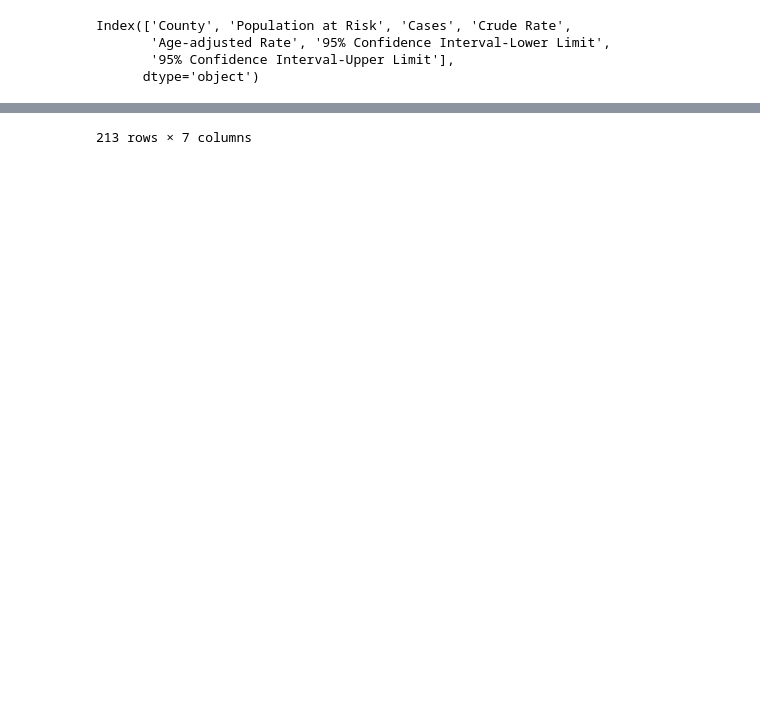
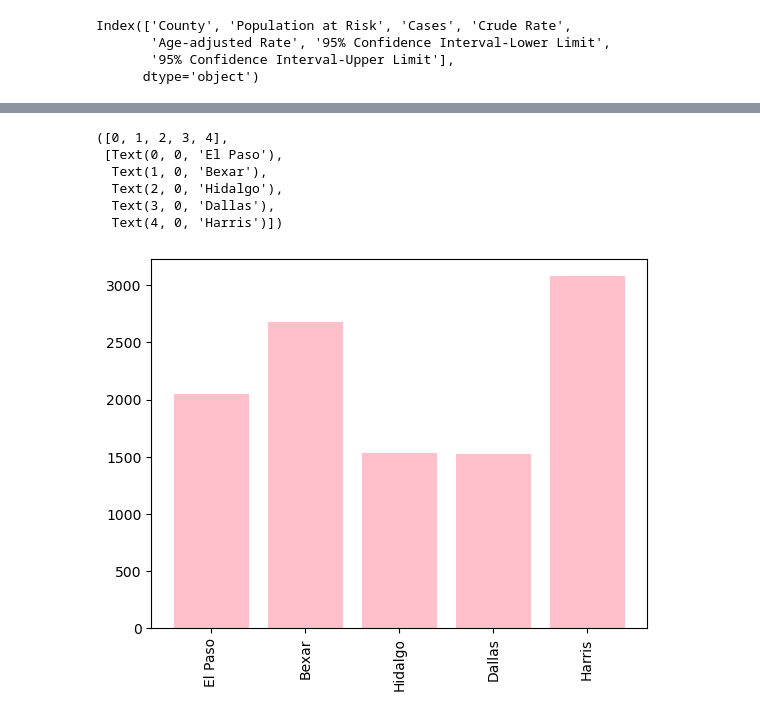
Before and after one commit to emilymees/Project-One, a Jupyter notebook: Shelby/breastcancer.ipynb, the cells around one changed output, grey strips where cells are left out. Saved outputs shown, nothing was run; the diff lists cells and outputs as text; code cells hidden in the pictures; blank space fills up the shorter version.

```diff
--- a/Shelby/breastcancer.ipynb
+++ b/Shelby/breastcancer.ipynb
@@ -88,5 +107,13 @@ csv_path4 = Path("CSV_Files/incidenceHisp.csv")
 breast_cancer_texas_hisp = pd.read_csv(csv_path4, skiprows=2)
 bct_H_drop= breast_cancer_texas_hisp.drop([213, 214, 215, 216])
 bct_H_clean= bct_H_drop.replace('~',0, regex=True)
-bct_H_clean
+bct_H_clean["Cases"]= bct_H_clean["Cases"].astype(int)
+bct_H_clean["Cases"]
+
+y_var= bct_H_clean.loc[bct_H_clean["Cases"]>1000]
+y_var
+
+#Bar graph of counties in texas (Hispanic) that have over 1000 cases of breast cancer 2015-2019
+plt.bar(y_var["County"], y_var["Cases"], color="pink")
+plt.xticks(rotation=90)
 # %% [output]
@@ -105,4 +120,10 @@ bct_H_clean
-213 rows × 7 columns
+([0, 1, 2, 3, 4],
+ [Text(0, 0, 'El Paso'),
+  Text(1, 0, 'Bexar'),
+  Text(2, 0, 'Hidalgo'),
+  Text(3, 0, 'Dallas'),
+  Text(4, 0, 'Harris')])
+[figure, added]
 # %%
 #Years 2015-2019 * Breast Cancer (Either Sex) * County Level * API
 
```
Also changed, not shown: parts of 6 cells of this notebook.
